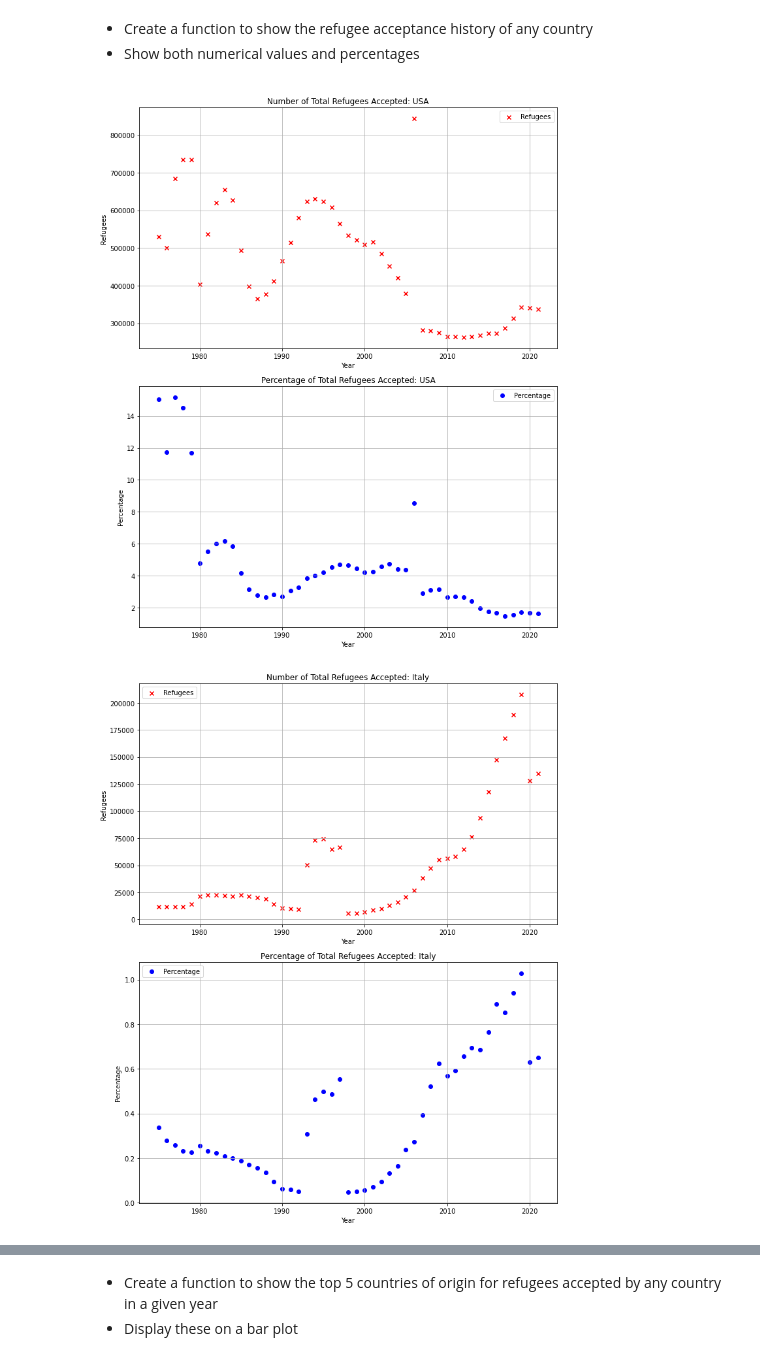
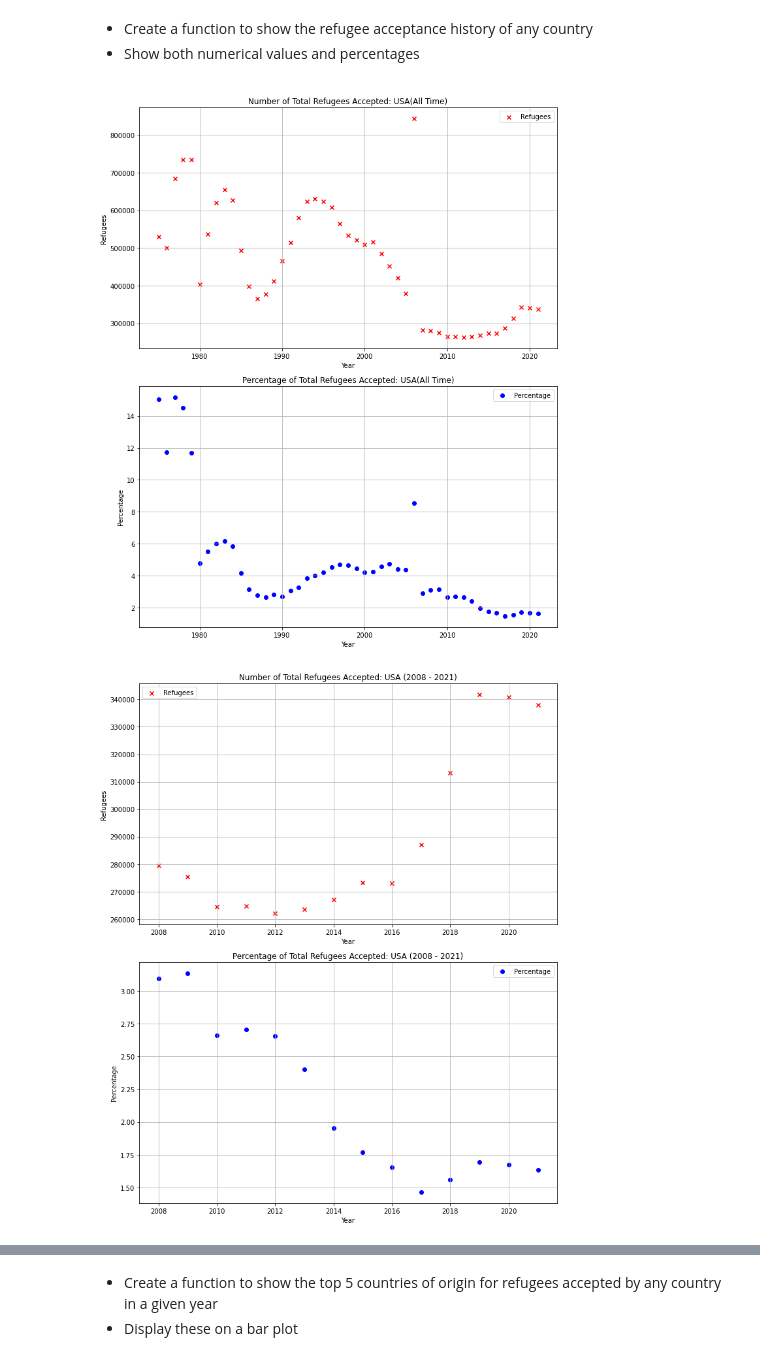
Before and after one commit to nss-data-science-cohort-7/un-exploration-sourish33, a Jupyter notebook: notebooks/refugees.ipynb, the cells around one changed output, grey strips where cells are left out. Drawn from its saved outputs; the diff is of its cells as text; code cells hidden in the pictures.

Commit message:
make_refugee_acceptance_plot shows timeframe

```diff
--- a/notebooks/refugees.ipynb
+++ b/notebooks/refugees.ipynb
@@ -340,8 +340,13 @@ def make_refugee_acceptance_plot(country, years=[]):
     """
     df = refugee_acceptance_history(country, years=years)
     if df.empty:
-        print(f'No Data available for {country} in {yr}')
+        print(f'No Data available for {country}')
         return
+    timeframe = " (All Time)"
+    if years:
+        [start_year, end_year] = years
+        timeframe = f" ({start_year} - {end_year})"
+
 
 
     # Create a 1x2 grid for subplots (2 row, 1 columns)
@@ -351,7 +356,7 @@ def make_refugee_acceptance_plot(country, years=[]):
     ax2.scatter(df["Year"], df["Percentage"], label="Percentage", marker="o", color="blue")
     ax2.set_xlabel("Year")
     ax2.set_ylabel("Percentage")
-    ax2.set_title("Percentage of Total Refugees Accepted: "+country)
+    ax2.set_title("Percentage of Total Refugees Accepted: "+country+timeframe)
     ax2.grid(True)  # Add a grid
     ax2.legend()
 
@@ -359,7 +364,7 @@ def make_refugee_acceptance_plot(country, years=[]):
     ax1.scatter(df["Year"], df["Refugees"], label="Refugees", marker="x", color="red")
     ax1.set_xlabel("Year")
     ax1.set_ylabel("Refugees")
-    ax1.set_title("Number of Total Refugees Accepted: "+country)
+    ax1.set_title("Number of Total Refugees Accepted: "+country+timeframe)
     ax1.grid(True)  # Add a grid
     ax1.legend()
 
@@ -370,7 +375,8 @@ def make_refugee_acceptance_plot(country, years=[]):
     plt.show()
 # %%
 make_refugee_acceptance_plot("USA")
+make_refugee_acceptance_plot("USA", [2008,2021])
 make_refugee_acceptance_plot('Italy')
 # %% [output]
-[figure, old version]
+[figure, new version]
-[figure, old version]
+[figure, new version]
```
Also changed, not shown: parts of 1 cell of this notebook.
